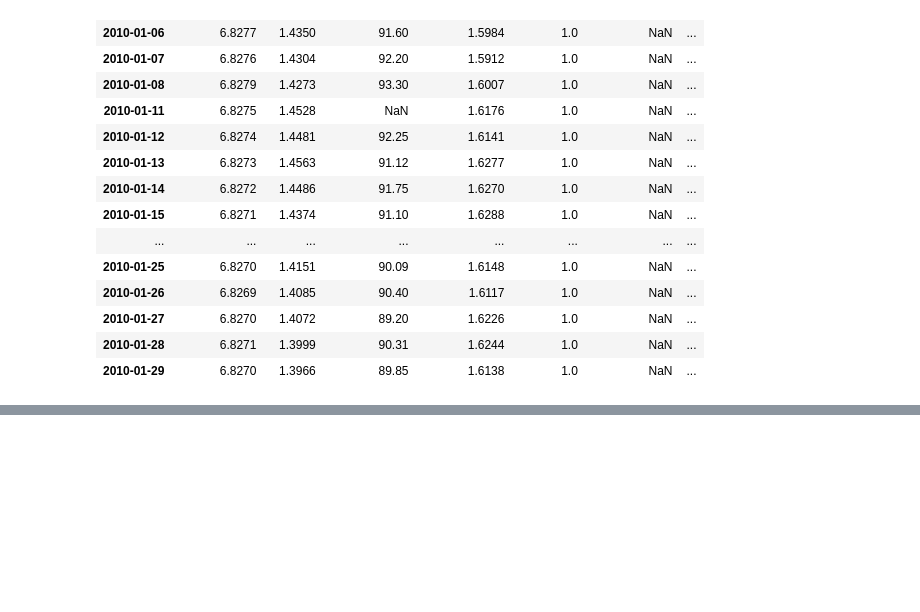
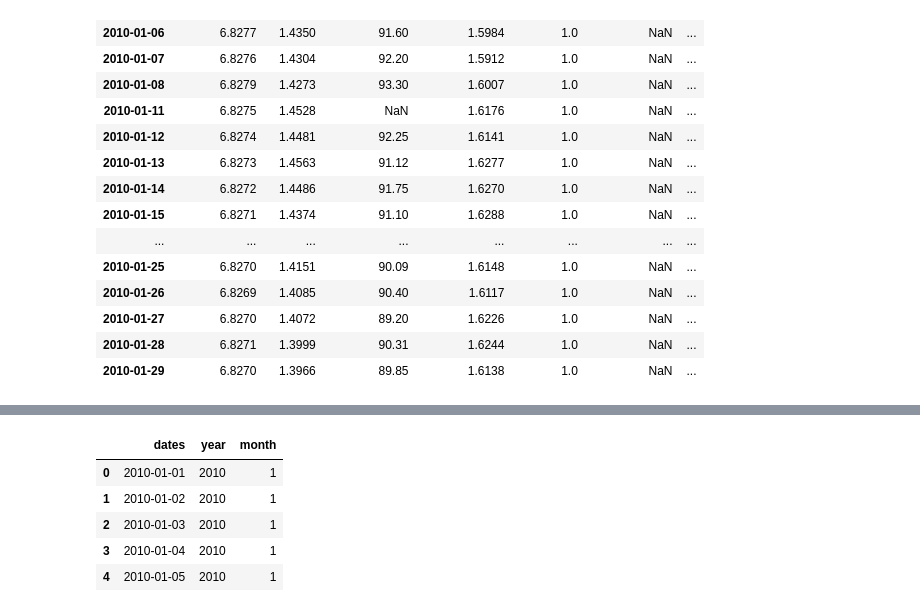
Before and after one commit to benkaan001/pandas_and_beyond, a Jupyter notebook: analyze_data/03_exchange_rates.ipynb, the cells around one changed output, grey strips where cells are left out. Saved outputs shown, nothing was run; the diff lists cells and outputs as text; code cells hidden in the pictures; blank space fills up the shorter version.

```diff
--- a/analyze_data/03_exchange_rates.ipynb
+++ b/analyze_data/03_exchange_rates.ipynb
@@ -184,0 +188,3 @@ joined_df
+# %%
+df = pd.DataFrame(pd.date_range('2010-01-01', datetime.today()), columns=['dates'])
+df.head()
@@ -184,0 +198,13 @@ joined_df
+# %%
+# add year and moth columns
+df['year'] = df['dates'].dt.year
+df['month'] = df['dates'].dt.month
+# %%
+df.head()
+# %% [output]
+|  | dates | year | month |
+| 0 | 2010-01-01 | 2010 | 1 |
+| 1 | 2010-01-02 | 2010 | 1 |
+| 2 | 2010-01-03 | 2010 | 1 |
+| 3 | 2010-01-04 | 2010 | 1 |
+| 4 | 2010-01-05 | 2010 | 1 |
```
Also changed, not shown: parts of 7 cells of this notebook.
